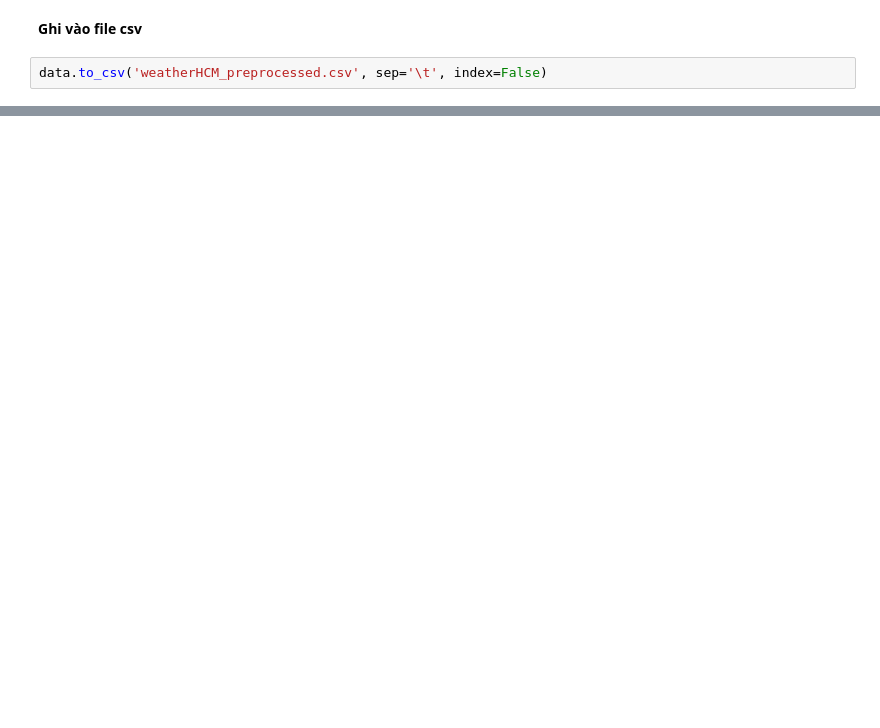
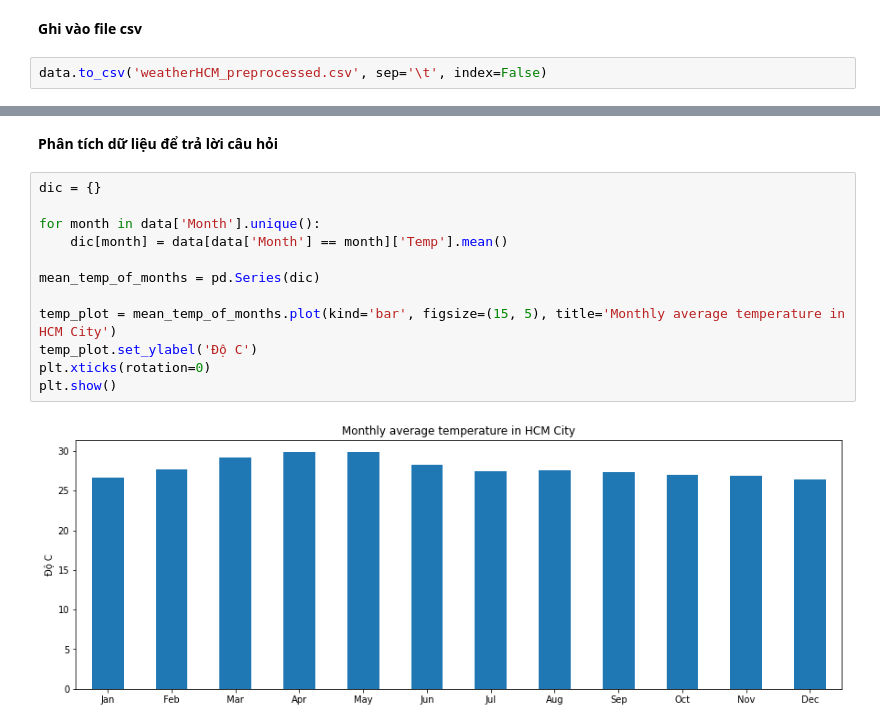
Before and after one commit to KietAnh/HCM_Weather_Forecasting, a Jupyter notebook: Preprocessing and EDA.ipynb, the cells around one changed output, grey strips where cells are left out. Cells and saved outputs as stored; diff of their text form; blank space fills up the shorter version.

```diff
--- a/Preprocessing and EDA.ipynb
+++ b/Preprocessing and EDA.ipynb
@@ -245,0 +250,16 @@ data.to_csv('weatherHCM_preprocessed.csv', sep='\t', index=False)
+# %% [markdown]
+**Phân tích dữ liệu để trả lời câu hỏi**
+# %%
+dic = {}
+
+for month in data['Month'].unique():
+    dic[month] = data[data['Month'] == month]['Temp'].mean()
+
+mean_temp_of_months = pd.Series(dic)
+
+temp_plot = mean_temp_of_months.plot(kind='bar', figsize=(15, 5), title='Monthly average temperature in HCM City')
+temp_plot.set_ylabel('Độ C')
+plt.xticks(rotation=0)
+plt.show()
+# %% [output]
+[figure, added]
```
Also changed, not shown: parts of 17 cells of this notebook, 6 other files.
